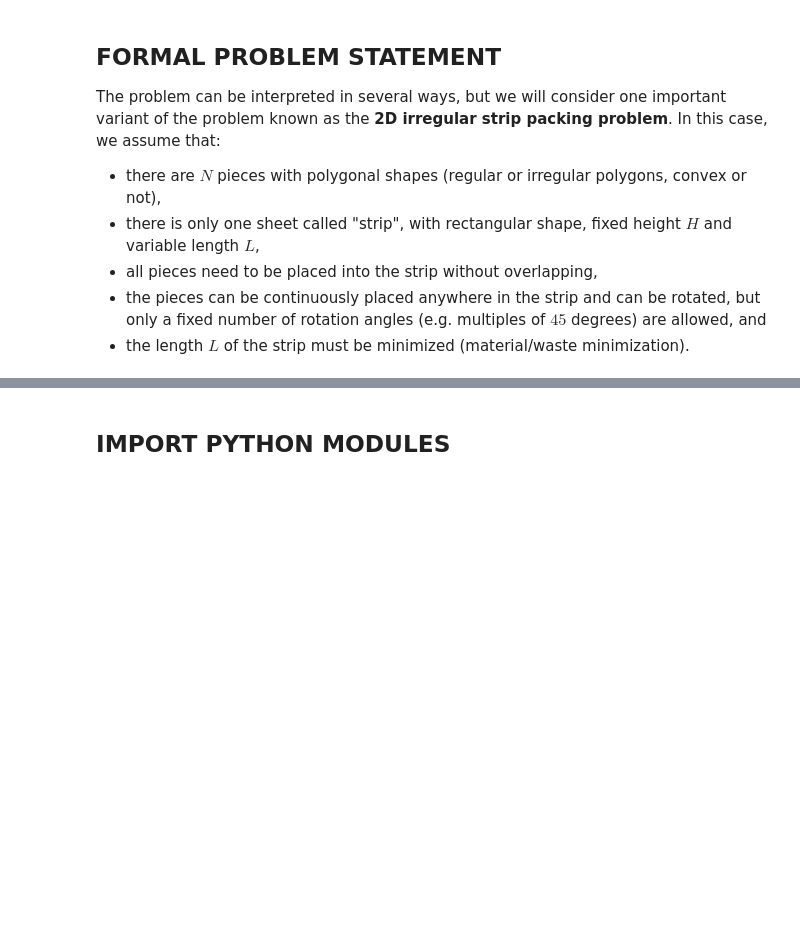
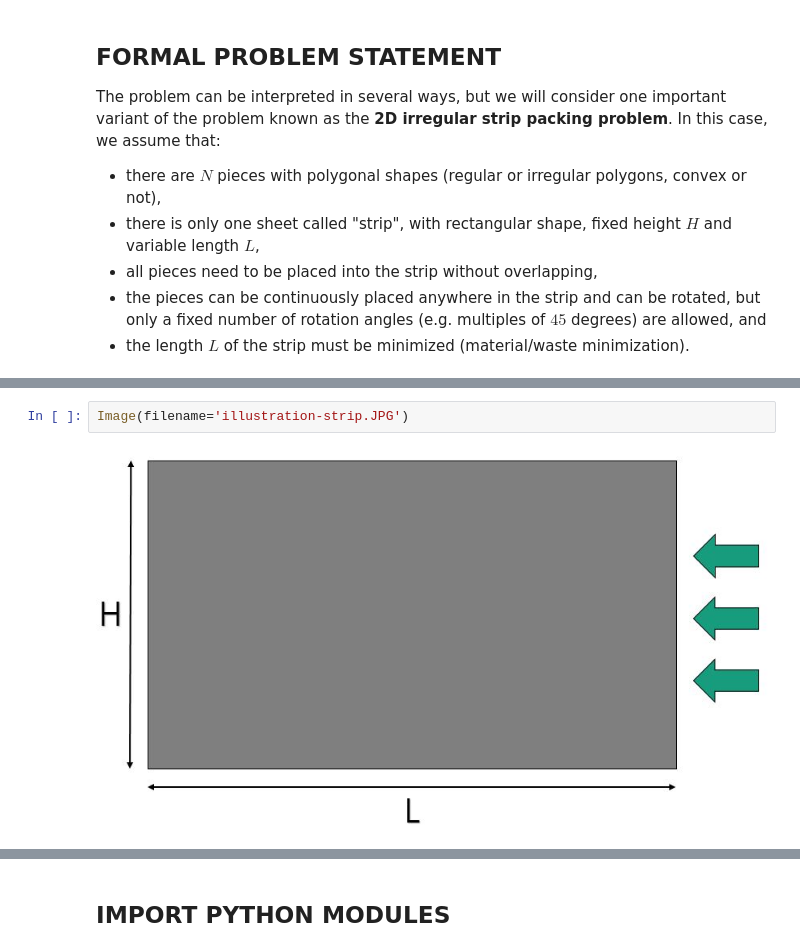
Before and after one commit to SEQUOIA-Demonstrators/TRUMPF, a Jupyter notebook: demonstrator.ipynb, the cells around one changed output, grey strips where cells are left out. Drawn from its saved outputs; the diff is of its cells as text; blank space fills up the shorter version.

```diff
--- a/demonstrator.ipynb
+++ b/demonstrator.ipynb
@@ -21,0 +35,4 @@ The problem can be interpreted in several ways, but we will consider one importa
+# %%
+Image(filename='illustration-strip.JPG')
+# %% [output]
+[figure, added]
```
Also changed, not shown: parts of 31 cells of this notebook, 1 other file.
